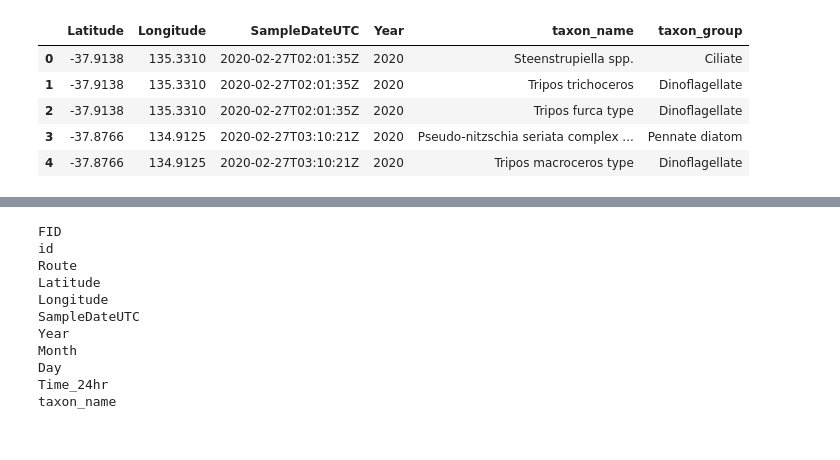
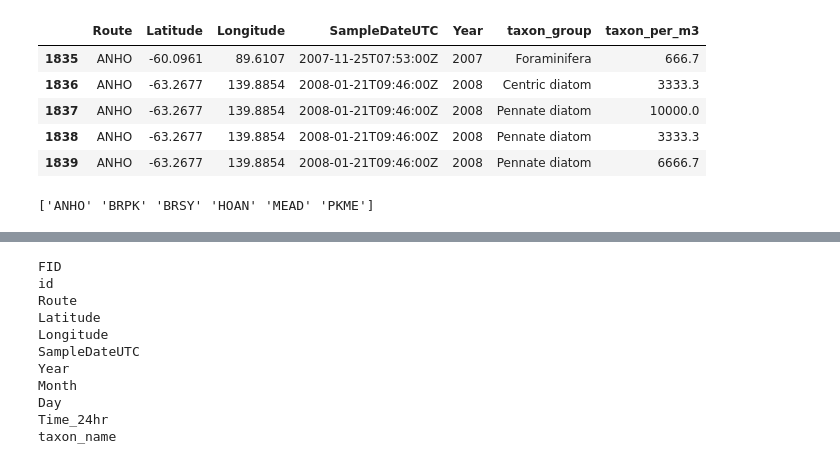
Before and after one commit to JackXinPan/Group5Project2, a Jupyter notebook: read data.ipynb, the cells around one changed output, grey strips where cells are left out. Saved outputs shown, nothing was run; the diff lists cells and outputs as text; code cells hidden in the pictures.

```diff
--- a/read data.ipynb
+++ b/read data.ipynb
@@ -24,23 +116,7 @@ phytoplankton.head()
-# %%
-#drop unneeded columns for phytoplankton
-phytoplankton = phytoplankton.drop(["id",
-                                    "Route",
-                                    "Time_24hr",
-                                    "FID",
-                                    "Month",
-                                    "Day",
-                                    "family",
-                                    "genus",
-                                    "species",
-                                    "caab_code",
-                                   "taxon_start_date",
-                                    "taxon_per_m3",
-                                   "phyto_comments",
-                                   "acknowledgements",
-                                   "first_occurrence",
-                                   "parent_taxon_name",
-                                   "training",
-                                   "comments",
-                                    "geom"
-                                  ],
-                                  axis=1)
+# %%
+phyto_main_routes = phytoplankton.loc[((phytoplankton['Route'] == "ANHO") |
+        (phytoplankton["Route"] == 'BRSY')|
+        (phytoplankton["Route"] == 'BRPK')|
+        (phytoplankton["Route"] == 'HOAN')|
+        (phytoplankton["Route"] == 'PKME')|
+        (phytoplankton["Route"] == 'MEAD')), :]
@@ -47,9 +125,17 @@ phytoplankton = phytoplankton.drop(["id",
 # %%
-phytoplankton.head()
+phyto_main_routes.head()
 # %% [output]
-|  | Latitude | Longitude | SampleDateUTC | Year | taxon_name | taxon_group |
-| 0 | -37.9138 | 135.3310 | 2020-02-27T02:01:35Z | 2020 | Steenstrupiella spp. | Ciliate |
-| 1 | -37.9138 | 135.3310 | 2020-02-27T02:01:35Z | 2020 | Tripos trichoceros | Dinoflagellate |
-| 2 | -37.9138 | 135.3310 | 2020-02-27T02:01:35Z | 2020 | Tripos furca type | Dinoflagellate |
-| 3 | -37.8766 | 134.9125 | 2020-02-27T03:10:21Z | 2020 | Pseudo-nitzschia seriata complex ... | Pennate diatom |
-| 4 | -37.8766 | 134.9125 | 2020-02-27T03:10:21Z | 2020 | Tripos macroceros type | Dinoflagellate |
+|  | Route | Latitude | Longitude | SampleDateUTC | Year | taxon_group | taxon_per_m3 |
+| 1835 | ANHO | -60.0961 | 89.6107 | 2007-11-25T07:53:00Z | 2007 | Foraminifera | 666.7 |
+| 1836 | ANHO | -63.2677 | 139.8854 | 2008-01-21T09:46:00Z | 2008 | Centric diatom | 3333.3 |
+| 1837 | ANHO | -63.2677 | 139.8854 | 2008-01-21T09:46:00Z | 2008 | Pennate diatom | 10000.0 |
+| 1838 | ANHO | -63.2677 | 139.8854 | 2008-01-21T09:46:00Z | 2008 | Pennate diatom | 3333.3 |
+| 1839 | ANHO | -63.2677 | 139.8854 | 2008-01-21T09:46:00Z | 2008 | Pennate diatom | 6666.7 |
+# %%
+# get list of unique routes
+column_values = phyto_main_routes[["Route"]].values.ravel()
+unique_routes =  pd.unique(column_values)
+
+print(unique_routes)
+# %% [output]
+['ANHO' 'BRPK' 'BRSY' 'HOAN' 'MEAD' 'PKME']
```
Also changed, not shown: parts of 22 cells of this notebook, 4 other files.
